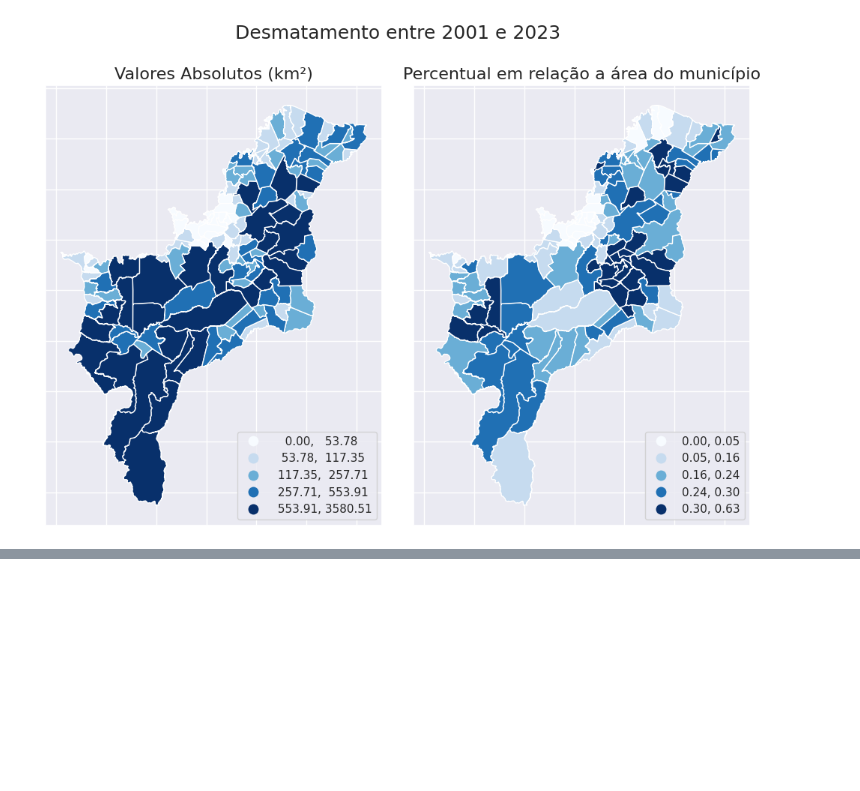
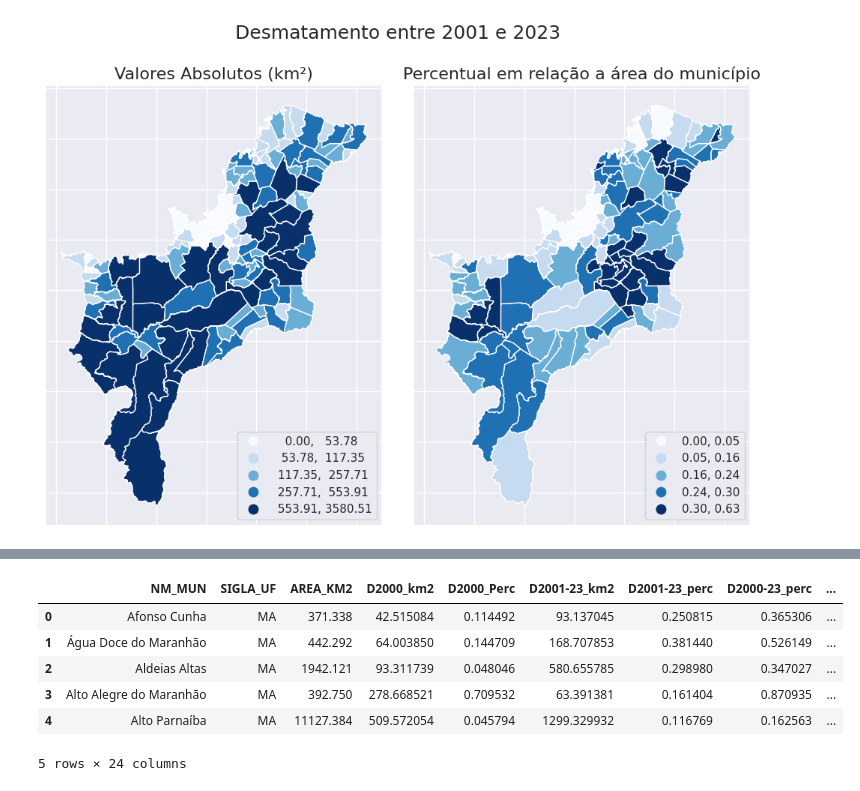
Before and after one commit to LambdaGeo/analise_cerrado_ma, a Jupyter notebook: analise_municipios.ipynb, the cells around one changed output, grey strips where cells are left out. Cells and saved outputs as stored; diff of their text form; code cells hidden in the pictures; blank space fills up the shorter version.

```diff
--- a/analise_municipios.ipynb
+++ b/analise_municipios.ipynb
@@ -2294,0 +2336,14 @@ plt.tight_layout(rect=[0, 0, 1, 0.95])
+# %%
+intervalos = [0, 0.2, 0.5, 0.6, 0.8, 1]
+gdf_mun_cerrado_recortado['classe_0023'] = pd.cut(gdf_mun_cerrado_recortado['D2000-23_perc'], bins=intervalos, labels=False)
+gdf_mun_cerrado_recortado['classe_0123'] = pd.cut(gdf_mun_cerrado_recortado['D2001-23_perc'], bins=intervalos, labels=False)
+gdf_mun_cerrado_recortado['classe_00'] = pd.cut(gdf_mun_cerrado_recortado['D2000_Perc'], bins=intervalos, labels=False)
+gdf_mun_cerrado_recortado.head()
+# %% [output]
+|  | NM_MUN | SIGLA_UF | AREA_KM2 | D2000_km2 | D2000_Perc | D2001-23_km2 | D2001-23_perc | D2000-23_perc | ... |
+| 0 | Afonso Cunha | MA | 371.338 | 42.515084 | 0.114492 | 93.137045 | 0.250815 | 0.365306 | ... |
+| 1 | Água Doce do Maranhão | MA | 442.292 | 64.003850 | 0.144709 | 168.707853 | 0.381440 | 0.526149 | ... |
+| 2 | Aldeias Altas | MA | 1942.121 | 93.311739 | 0.048046 | 580.655785 | 0.298980 | 0.347027 | ... |
+| 3 | Alto Alegre do Maranhão | MA | 392.750 | 278.668521 | 0.709532 | 63.391381 | 0.161404 | 0.870935 | ... |
+| 4 | Alto Parnaíba | MA | 11127.384 | 509.572054 | 0.045794 | 1299.329932 | 0.116769 | 0.162563 | ... |
+5 rows × 24 columns
```
Also changed, not shown: parts of 6 cells of this notebook, 1 other file.
